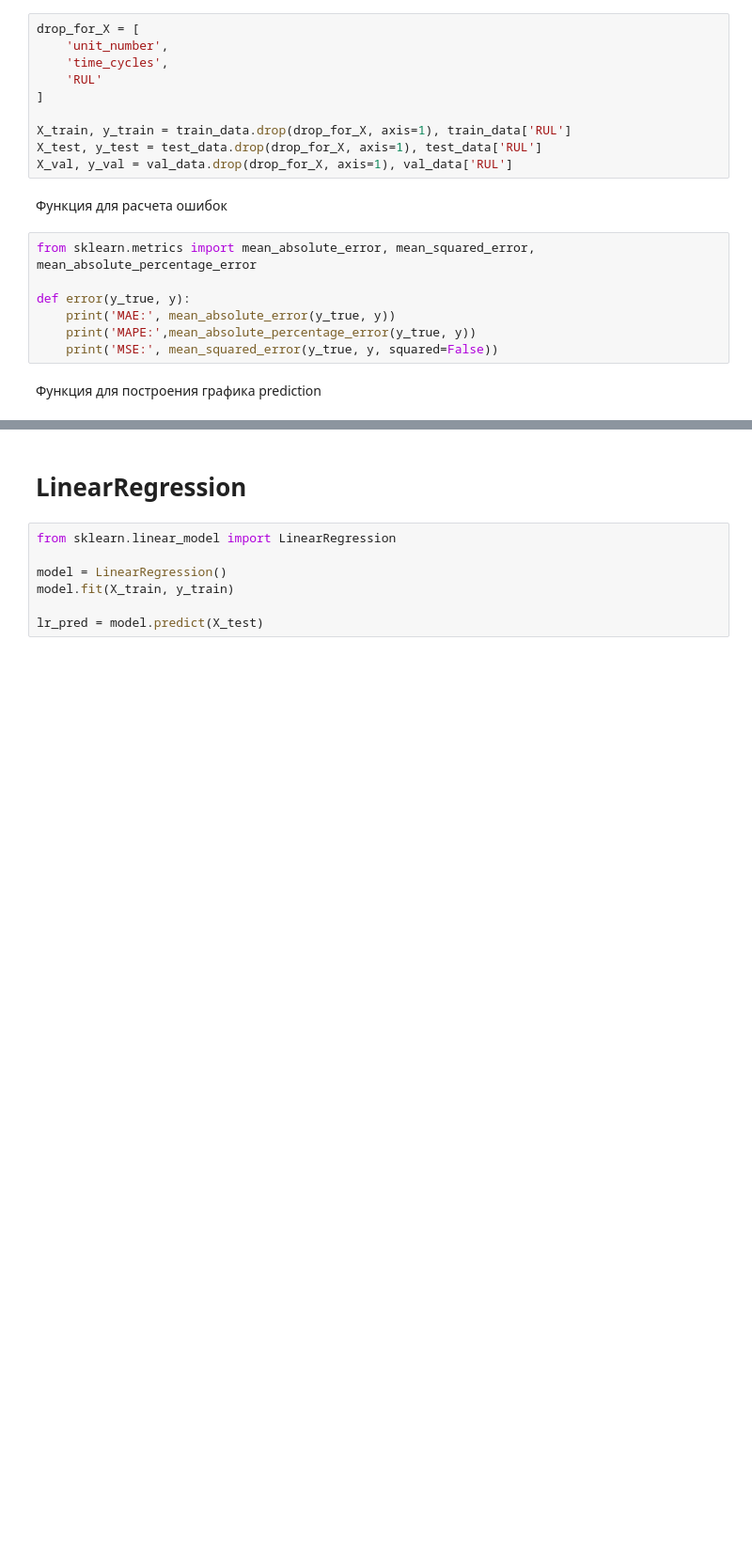
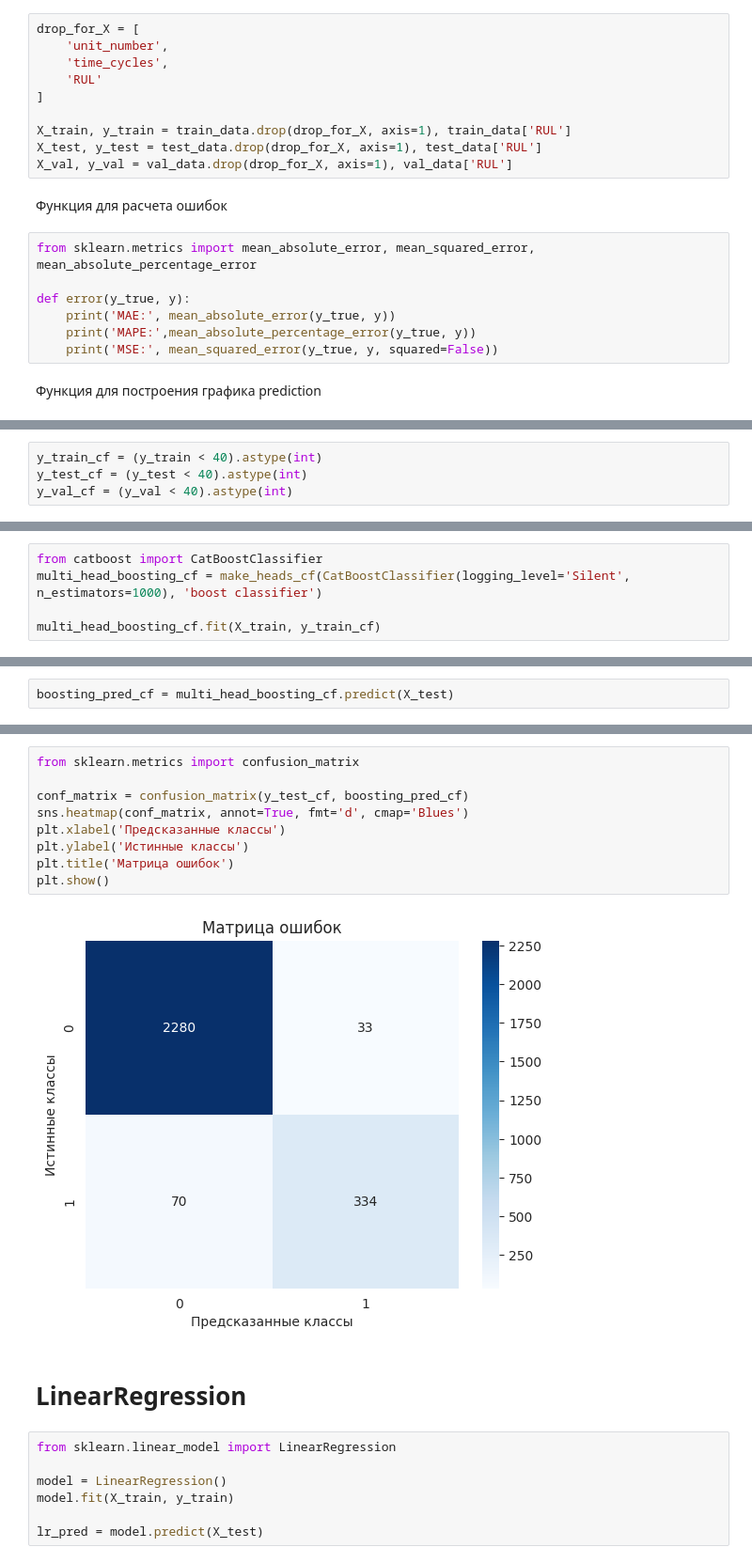
Before and after one commit to myakonkikh/otus-ml-project, a Jupyter notebook: engine_remaining_useful_life.ipynb, the cells around one changed output, grey strips where cells are left out. Shown at 94% size. Cells and saved outputs as stored; diff of their text form; blank space fills up the shorter version.

```diff
--- a/engine_remaining_useful_life.ipynb
+++ b/engine_remaining_useful_life.ipynb
@@ -373,0 +402,4 @@ def plot(y_test, y_test_hat):
+# %%
+y_train_cf = (y_train < 40).astype(int)
+y_test_cf = (y_test < 40).astype(int)
+y_val_cf = (y_val < 40).astype(int)
@@ -373,0 +436,5 @@ def plot(y_test, y_test_hat):
+# %%
+from catboost import CatBoostClassifier
+multi_head_boosting_cf = make_heads_cf(CatBoostClassifier(logging_level='Silent', n_estimators=1000), 'boost classifier')
+
+multi_head_boosting_cf.fit(X_train, y_train_cf)
@@ -373,0 +459,2 @@ def plot(y_test, y_test_hat):
+# %%
+boosting_pred_cf = multi_head_boosting_cf.predict(X_test)
@@ -374,3 +475,14 @@ def plot(y_test, y_test_hat):
+# %%
+from sklearn.metrics import confusion_matrix
+
+conf_matrix = confusion_matrix(y_test_cf, boosting_pred_cf)
+sns.heatmap(conf_matrix, annot=True, fmt='d', cmap='Blues')
+plt.xlabel('Предсказанные классы')
+plt.ylabel('Истинные классы')
+plt.title('Матрица ошибок')
+plt.show()
+# %% [output]
+[figure, added]
 # %% [markdown]
 # LinearRegression
 # %%
```
Also changed, not shown: parts of 54 cells of this notebook.
